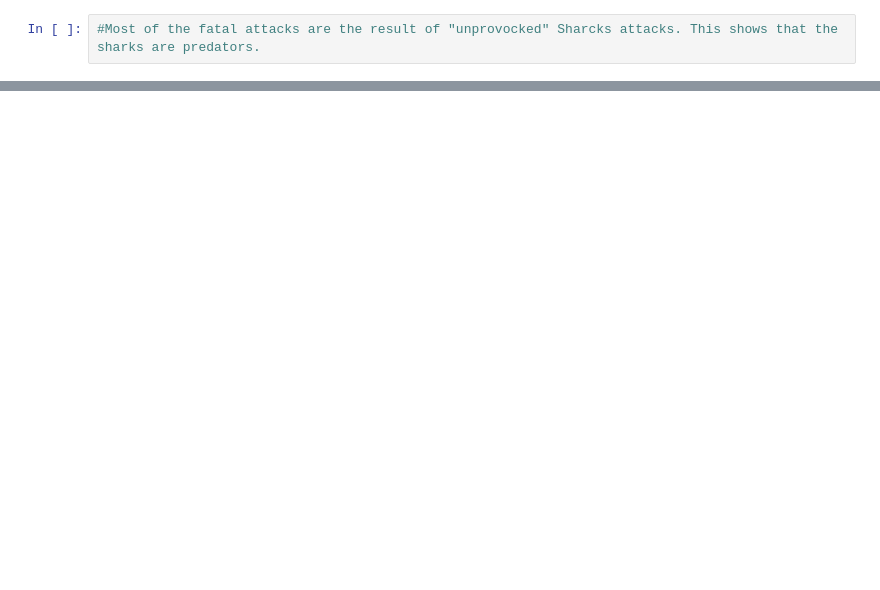
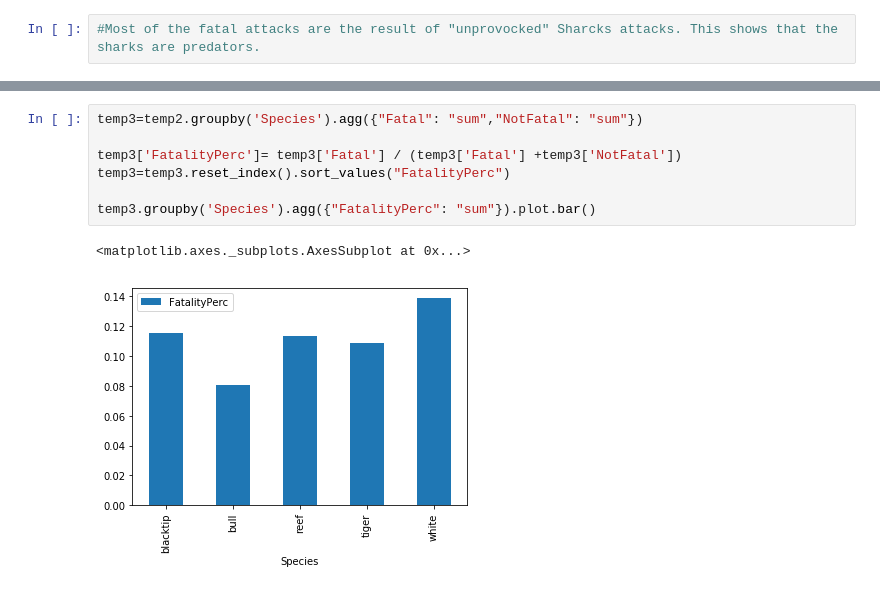
Before and after one commit to silviaserafini/SharksData, a Jupyter notebook: analysis.ipynb, the cells around one changed output, grey strips where cells are left out. Cells and saved outputs as stored; diff of their text form; blank space fills up the shorter version.

```diff
--- a/analysis.ipynb
+++ b/analysis.ipynb
@@ -83,0 +112,10 @@ temp1.groupby("Type").agg({"Fatal": "sum","NotFatal":"sum"}).plot.bar(rot=0,ylim
+# %%
+temp3=temp2.groupby('Species').agg({"Fatal": "sum","NotFatal": "sum"})
+
+temp3['FatalityPerc']= temp3['Fatal'] / (temp3['Fatal'] +temp3['NotFatal'])
+temp3=temp3.reset_index().sort_values("FatalityPerc")
+
+temp3.groupby('Species').agg({"FatalityPerc": "sum"}).plot.bar()
+# %% [output]
+<matplotlib.axes._subplots.AxesSubplot at 0x...>
+[figure, added]
```
Also changed, not shown: parts of 9 cells of this notebook, 1 other file.
